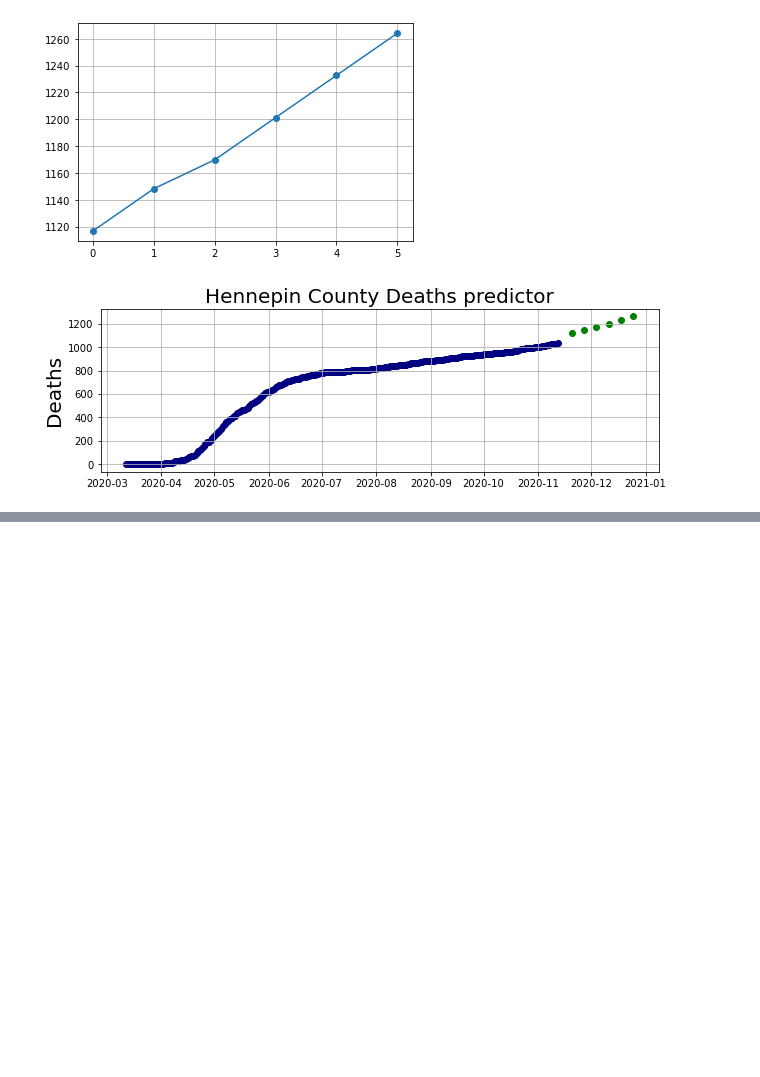
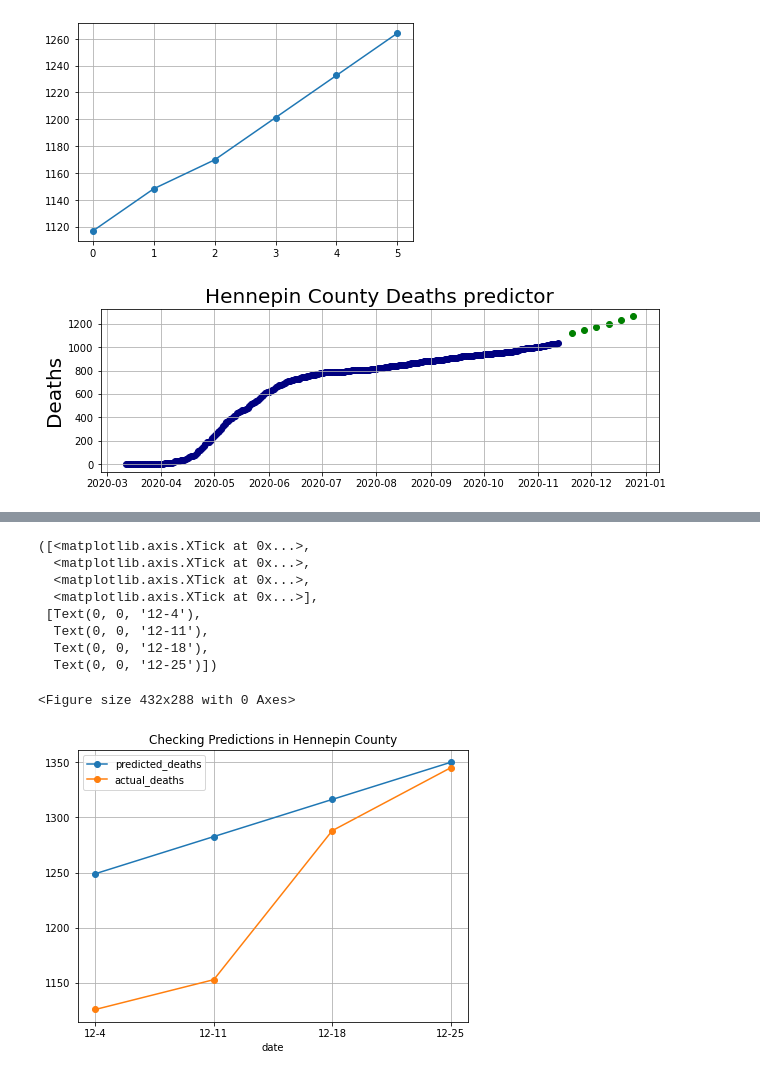
Before and after one commit to searanch/covid-19-predictions, a Jupyter notebook: minneapolis.ipynb, the cells around one changed output, grey strips where cells are left out. Saved outputs shown, nothing was run; the diff lists cells and outputs as text; code cells hidden in the pictures; blank space fills up the shorter version.

```diff
--- a/minneapolis.ipynb
+++ b/minneapolis.ipynb
@@ -219,0 +234,6 @@ plt.show()
+# %%
+actual = [1126, 1153,1288,1345]
+
+# Using 'Address' as the column name
+# and equating it to the list
+mn['actual_deaths'] = actual
@@ -219,0 +248,7 @@ plt.show()
+# %%
+# extract needed columns
+plot = mn[['predicted_deaths','actual_deaths']]
+# %%
+plot['date'] = ('12-4','12-11','12-18','12-25')
+# %%
+plot = plot.set_index('date')
@@ -219,0 +264,15 @@ plt.show()
+# %%
+plt.figure();
+plot.plot(marker='o',grid=True,figsize=(7,5),title= "Checking Predictions in Hennepin County")
+plt.xticks(range(len(plot.index)), plot.index)
+# %% [output]
+([<matplotlib.axis.XTick at 0x...>,
+  <matplotlib.axis.XTick at 0x...>,
+  <matplotlib.axis.XTick at 0x...>,
+  <matplotlib.axis.XTick at 0x...>],
+ [Text(0, 0, '12-4'),
+  Text(0, 0, '12-11'),
+  Text(0, 0, '12-18'),
+  Text(0, 0, '12-25')])
+<Figure size 432x288 with 0 Axes>
+[figure, added]
```
Also changed, not shown: parts of 20 cells of this notebook, 1 other file.
